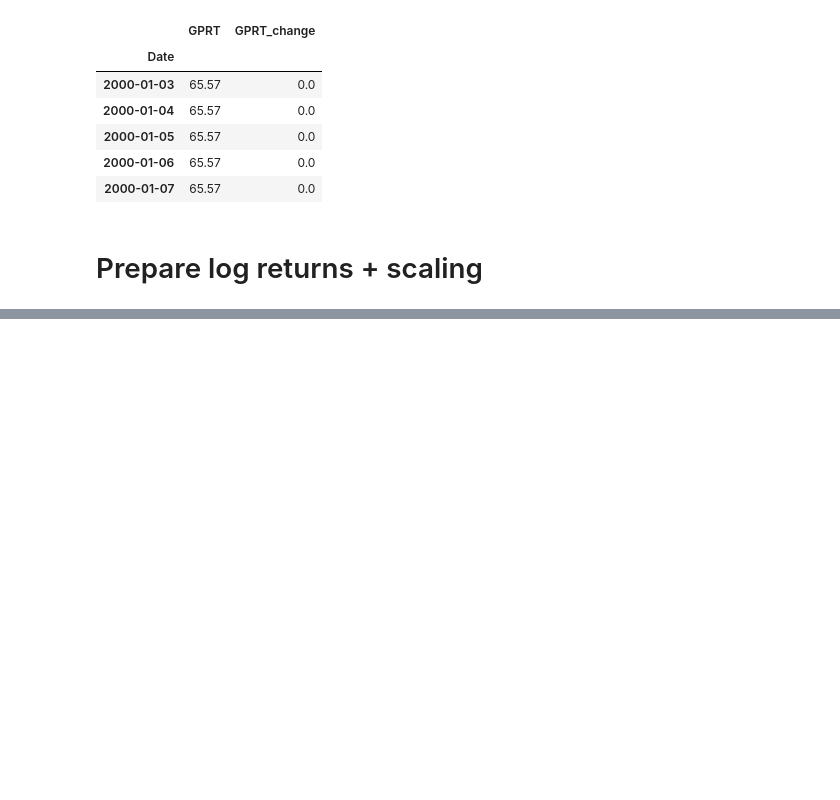
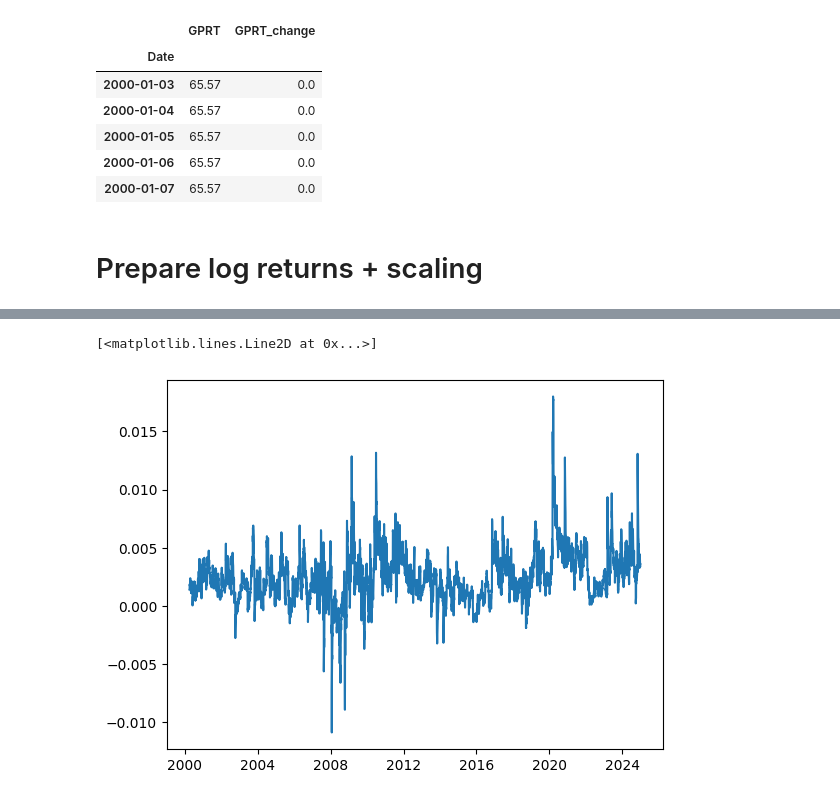
Before and after one commit to andreaskoul/geo_index_dcb, a Jupyter notebook: Geopol factor.ipynb, the cells around one changed output, grey strips where cells are left out. Cells and saved outputs as stored; diff of their text form; code cells hidden in the pictures; blank space fills up the shorter version.

Commit message:
cleaned code +finish grisk

```diff
--- a/Geopol factor.ipynb
+++ b/Geopol factor.ipynb
@@ -774,8 +411,0 @@ def get_expected_capital_shortfall(firm):
-# %%
-
-df_clean_dict = {
-    ticker: df
-    for ticker, df in df_clean_dict.items()
-    if not df.isna().any().any()
-    if not len(df) == 2515
-}
@@ -826,0 +412,17 @@ final_dict['BAC']
+# %%
+ticker_dict = {}
+
+for ticker in dashboard_dict.keys() & Bank_data_filtered.keys()& z_i.keys():
+    marketcap = Bank_data_filtered[ticker]['Market_Cap']
+    leverage = dashboard_dict[ticker]['Book Leverage']
+    leverage.index = pd.to_datetime(leverage.index)
+    marketcap.index = pd.to_datetime(marketcap.index)
+    # Forward-fill the quarterly leverage to daily dates
+    leverage_daily = leverage.reindex(marketcap.index, method='ffill')
+
+    # Combine into one DataFrame
+    combined = pd.concat([marketcap, leverage_daily], axis=1)
+    combined.columns = ['marketcap', 'leverage']
+
+    ticker_dict[ticker] = combined
+    ticker_dict[ticker] = ticker_dict[ticker].dropna()
@@ -826,0 +493,5 @@ final_dict['BAC']
+# %%
+plt.plot(beta_i_geo['ABCB'])
+# %% [output]
+[<matplotlib.lines.Line2D at 0x...>]
+[figure, added]
```
Also changed, not shown: parts of 65 cells of this notebook, 2 other files.
